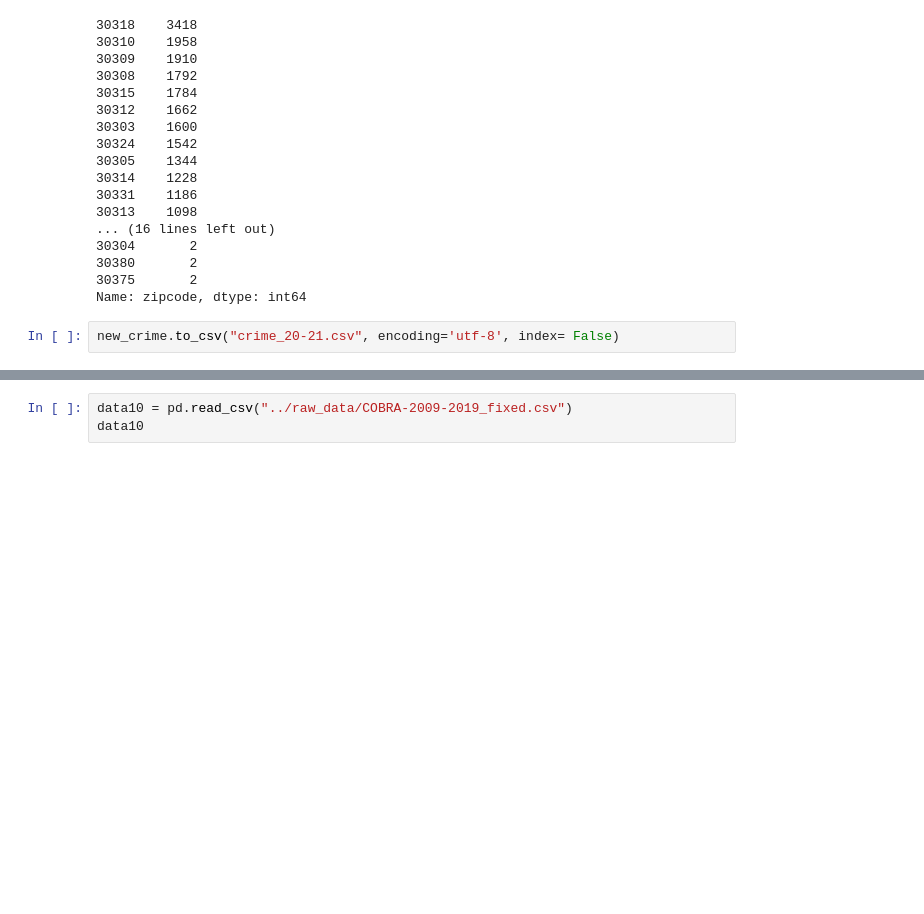
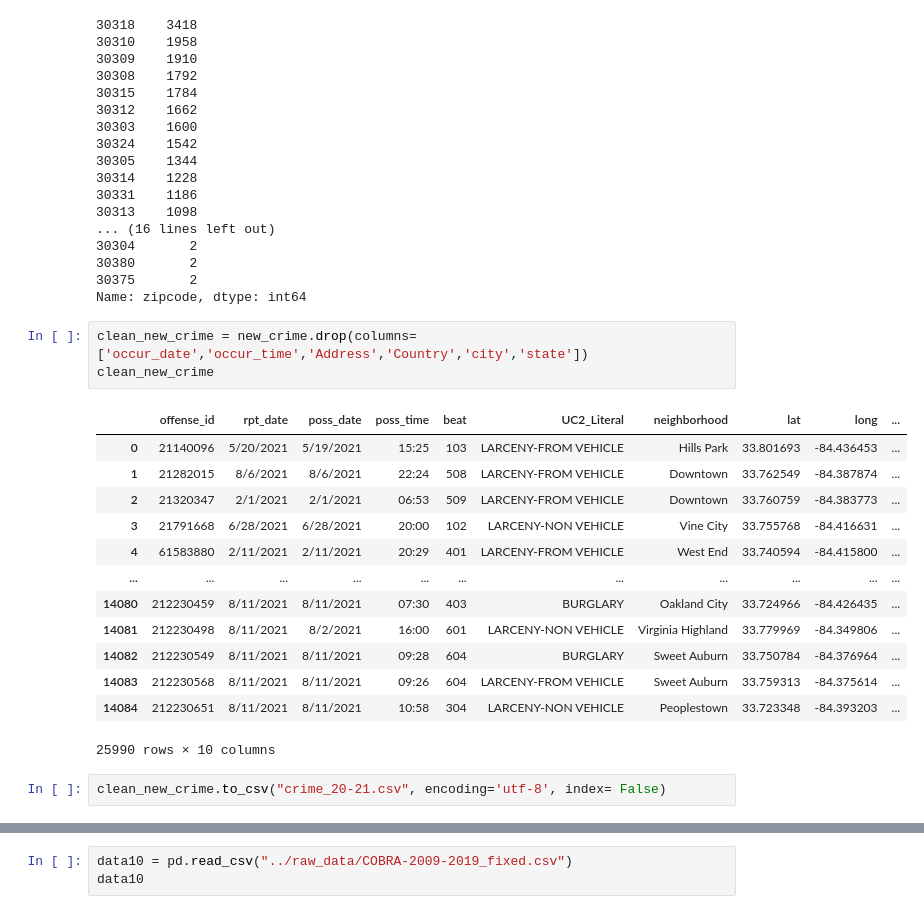
Before and after one commit to Chithra1996/GT_Final_Project, a Jupyter notebook: New folder/crime_data_cleaning.ipynb, the cells around one changed output, grey strips where cells are left out. Saved outputs shown, nothing was run; the diff lists cells and outputs as text; blank space fills up the shorter version.

Commit message:
dropped columns

```diff
--- a/New folder/crime_data_cleaning.ipynb
+++ b/New folder/crime_data_cleaning.ipynb
@@ -246,5 +246,22 @@ new_crime["zipcode"].value_counts()
 30380       2
 30375       2
 Name: zipcode, dtype: int64
+# %%
+clean_new_crime = new_crime.drop(columns=['occur_date','occur_time','Address','Country','city','state'])
+clean_new_crime
+# %% [output]
+|  | offense_id | rpt_date | poss_date | poss_time | beat | UC2_Literal | neighborhood | lat | long | ... |
+| 0 | 21140096 | 5/20/2021 | 5/19/2021 | 15:25 | 103 | LARCENY-FROM VEHICLE | Hills Park | 33.801693 | -84.436453 | ... |
+| 1 | 21282015 | 8/6/2021 | 8/6/2021 | 22:24 | 508 | LARCENY-FROM VEHICLE | Downtown | 33.762549 | -84.387874 | ... |
+| 2 | 21320347 | 2/1/2021 | 2/1/2021 | 06:53 | 509 | LARCENY-FROM VEHICLE | Downtown | 33.760759 | -84.383773 | ... |
+| 3 | 21791668 | 6/28/2021 | 6/28/2021 | 20:00 | 102 | LARCENY-NON VEHICLE | Vine City | 33.755768 | -84.416631 | ... |
+| 4 | 61583880 | 2/11/2021 | 2/11/2021 | 20:29 | 401 | LARCENY-FROM VEHICLE | West End | 33.740594 | -84.415800 | ... |
+| ... | ... | ... | ... | ... | ... | ... | ... | ... | ... | ... |
+| 14080 | 212230459 | 8/11/2021 | 8/11/2021 | 07:30 | 403 | BURGLARY | Oakland City | 33.724966 | -84.426435 | ... |
+| 14081 | 212230498 | 8/11/2021 | 8/2/2021 | 16:00 | 601 | LARCENY-NON VEHICLE | Virginia Highland | 33.779969 | -84.349806 | ... |
+| 14082 | 212230549 | 8/11/2021 | 8/11/2021 | 09:28 | 604 | BURGLARY | Sweet Auburn | 33.750784 | -84.376964 | ... |
+| 14083 | 212230568 | 8/11/2021 | 8/11/2021 | 09:26 | 604 | LARCENY-FROM VEHICLE | Sweet Auburn | 33.759313 | -84.375614 | ... |
+| 14084 | 212230651 | 8/11/2021 | 8/11/2021 | 10:58 | 304 | LARCENY-NON VEHICLE | Peoplestown | 33.723348 | -84.393203 | ... |
+25990 rows × 10 columns
 # %%
-new_crime.to_csv("crime_20-21.csv", encoding='utf-8', index= False)
+clean_new_crime.to_csv("crime_20-21.csv", encoding='utf-8', index= False)
```
Also changed, not shown: parts of 4 cells of this notebook, 1 other file.
